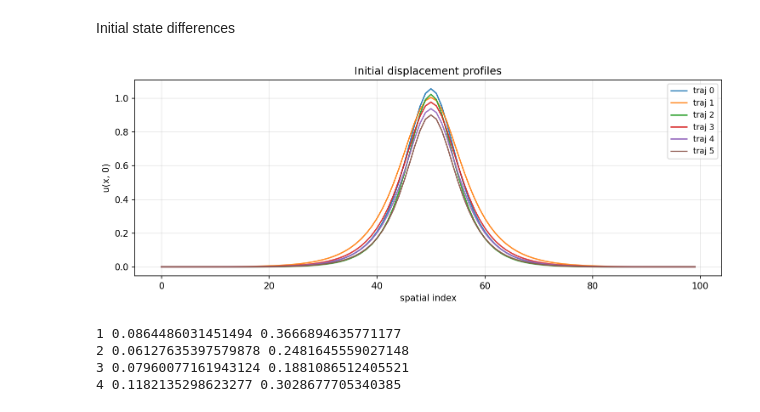
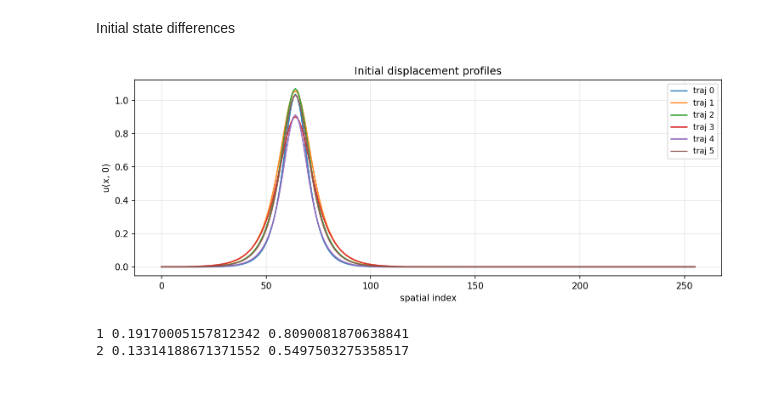
Before and after one commit to SOLARIS-JHU/controlgym, a Jupyter notebook: linearPDE_data_gen.ipynb, the cells around one changed output. Drawn from its saved outputs; the diff is of its cells as text; code cells hidden in the pictures.

```diff
--- a/linearPDE_data_gen.ipynb
+++ b/linearPDE_data_gen.ipynb
@@ -763,8 +771,8 @@ else:
 Sanity checks for created data in `data_*` folders
 # %%
 # Load one exported dataset and inspect it
-npz_path = "data_wave/dpc/wave_dataset_zero_500.npz"   # change as needed
-traj_idx = 41
+npz_path = "data_linearPDE/schrodinger/logbands/dataset_combined_logbands.npz"   # change as needed
+traj_idx = 1777
 
 ds_npz = np.load(npz_path, allow_pickle=True)
 
@@ -871,30 +880,30 @@ with tempfile.TemporaryDirectory() as tmpdir:
 # %% [markdown]
 Initial state differences
 # %%
-n_half = init_states.shape[-1] // 2
-x = np.arange(n_half)
+# n_half = init_states.shape[-1] // 2
+# x = np.arange(n_half)
+
+x = np.arange(init_states.shape[-1])
 
 plt.figure(figsize=(10, 4), dpi=150)
 for idx in range(min(6, init_states.shape[0])):
-    u0 = init_states[idx, 0, :n_half]   # only displacement part
+    u0 = init_states[idx, 0, :]   # only displacement part
     plt.plot(x, u0, linewidth=1.5, alpha=0.9, label=f"traj {idx}")
 
 plt.xlabel("spatial index")
 plt.ylabel("u(x, 0)")
 plt.title("Initial displacement profiles")
 plt.grid(True, alpha=0.3)
 plt.legend(fontsize=9)
 plt.tight_layout()
 # plt.xlim(n_half//2 - 20, n_half//2 + 20)
 plt.show()
 # %% [output]
-[figure, old version]
+[figure, new version]
 # %%
 for idx in range(1, min(5, init_states.shape[0])):
     d = init_states[idx, 0] - init_states[0, 0]
     print(idx, np.max(np.abs(d)), np.linalg.norm(d))
 # %% [output]
-1 0.0864486031451494 0.3666894635771177
-2 0.06127635397579878 0.2481645559027148
-3 0.07960077161943124 0.1881086512405521
-4 0.1182135298623277 0.3028677705340385
+1 0.19170005157812342 0.8090081870638841
+2 0.13314188671371552 0.5497503275358517
```
Also changed, not shown: parts of 8 cells of this notebook, 2 other files.
